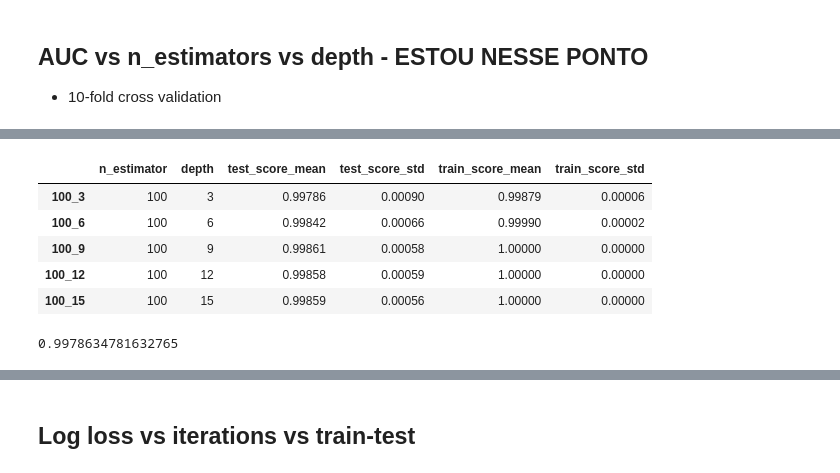
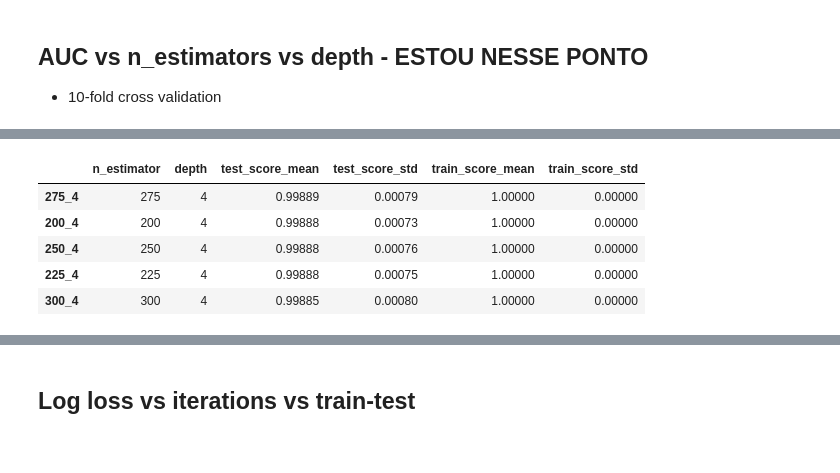
Before and after one commit to guyrux/ethereum_laundering, a Jupyter notebook: notebooks/03-ethereum_modeling_v2-suto.ipynb, the cells around one changed output, grey strips where cells are left out. Saved outputs shown, nothing was run; the diff lists cells and outputs as text; code cells hidden in the pictures.

```diff
--- a/notebooks/03-ethereum_modeling_v2-suto.ipynb
+++ b/notebooks/03-ethereum_modeling_v2-suto.ipynb
@@ -165,0 +225,12 @@ display(dct_params)
+# %%
+dct_params = dict(
+    max_depth=np.arange(max(best_rscv['max_depth']-2, 2), best_rscv['max_depth']+3, 1),
+    num_leaves=np.arange(best_rscv['num_leaves']-2, 2**(best_rscv['max_depth']+3), 5),
+    n_estimators = np.arange(best_rscv['n_estimators']-50, best_rscv['n_estimators']+50, 25).tolist(),
+    learning_rate=np.arange(
+        best_rscv['learning_rate']*.5, best_rscv['learning_rate']*1.5,
+        best_rscv['learning_rate'] / 4
+    )
+)
+
+dct_params
@@ -179,10 +334,15 @@ best_gscv
 
 - 10-fold cross validation
 # %%
-X_exp_02 = pd.concat([X_train_exp_02, X_test_exp_02], axis=0)
-y_exp_02 = pd.concat([y_train_exp_02, y_test_exp_02], axis=0)
+# X_exp_02 = pd.concat([X_train_exp_02, X_test_exp_02], axis=0)
+# y_exp_02 = pd.concat([y_train_exp_02, y_test_exp_02], axis=0)
+
+X_exp_02 = X_train_exp_02.copy()
+y_exp_02 = y_train_exp_02.copy()
 # %%
 best_params = dict(
     random_state=RANDOM_STATE, n_jobs=-1, silent='warn', objective='binary', importance_type='split',
-    learning_rate=0.05, num_leaves=29
+    learning_rate=best_gscv['learning_rate'], num_leaves=best_gscv['num_leaves']
 )
+
+best_params
@@ -189,41 +357,38 @@ best_params = dict(
 # %%
 scoring='roc_auc'
 dct_results = {}
 
-for n_estimator in np.arange(100, 1000, 25).tolist():
+for n_estimator in np.arange(75, 500, 25).tolist():
 # for n_estimator in [100]:
-    for depth in [3, 6, 9, 12, 15, 18]:
+    for depth in [2, 3, 4, 5, 13, 23, 33]:
         classifier_lgbm = LGBMClassifier(
             **best_params, n_estimators=n_estimator, max_depth=depth
         )
 
         cross = cross_validate(
             estimator=classifier_lgbm, X=X_exp_02, y=y_exp_02, scoring=scoring, cv=10,
             n_jobs=-1, verbose=0, return_train_score=True,
         )
 
         dct_results[str(n_estimator)+'_'+str(depth)] = {
             'n_estimator': n_estimator,
             'depth': depth,
             'test_score_mean': cross['test_score'].mean(),
             'test_score_std': cross['test_score'].std(),
             'train_score_mean': cross['train_score'].mean(),
-            'train_score_std': cross['train_score'].std(),
+            'train_score_std': cross['train_score'].std()
         }
 
 df_results = pd.DataFrame.from_dict(dct_results, orient='index')
-df_results.head()
+
+df_results.sort_values(by='test_score_mean', ascending=False).head()
 # %% [output]
 |  | n_estimator | depth | test_score_mean | test_score_std | train_score_mean | train_score_std |
-| 100_3 | 100 | 3 | 0.99786 | 0.00090 | 0.99879 | 0.00006 |
-| 100_6 | 100 | 6 | 0.99842 | 0.00066 | 0.99990 | 0.00002 |
-| 100_9 | 100 | 9 | 0.99861 | 0.00058 | 1.00000 | 0.00000 |
-| 100_12 | 100 | 12 | 0.99858 | 0.00059 | 1.00000 | 0.00000 |
-| 100_15 | 100 | 15 | 0.99859 | 0.00056 | 1.00000 | 0.00000 |
+| 275_4 | 275 | 4 | 0.99889 | 0.00079 | 1.00000 | 0.00000 |
+| 200_4 | 200 | 4 | 0.99888 | 0.00073 | 1.00000 | 0.00000 |
+| 250_4 | 250 | 4 | 0.99888 | 0.00076 | 1.00000 | 0.00000 |
+| 225_4 | 225 | 4 | 0.99888 | 0.00075 | 1.00000 | 0.00000 |
+| 300_4 | 300 | 4 | 0.99885 | 0.00080 | 1.00000 | 0.00000 |
-# %%
-df_results['test_score_mean'].min()
-# %% [output]
-0.9978634781632765
 # %%
 plt.figure(figsize=(12, 5))
 
```
Also changed, not shown: parts of 33 cells of this notebook, 5 other files.
